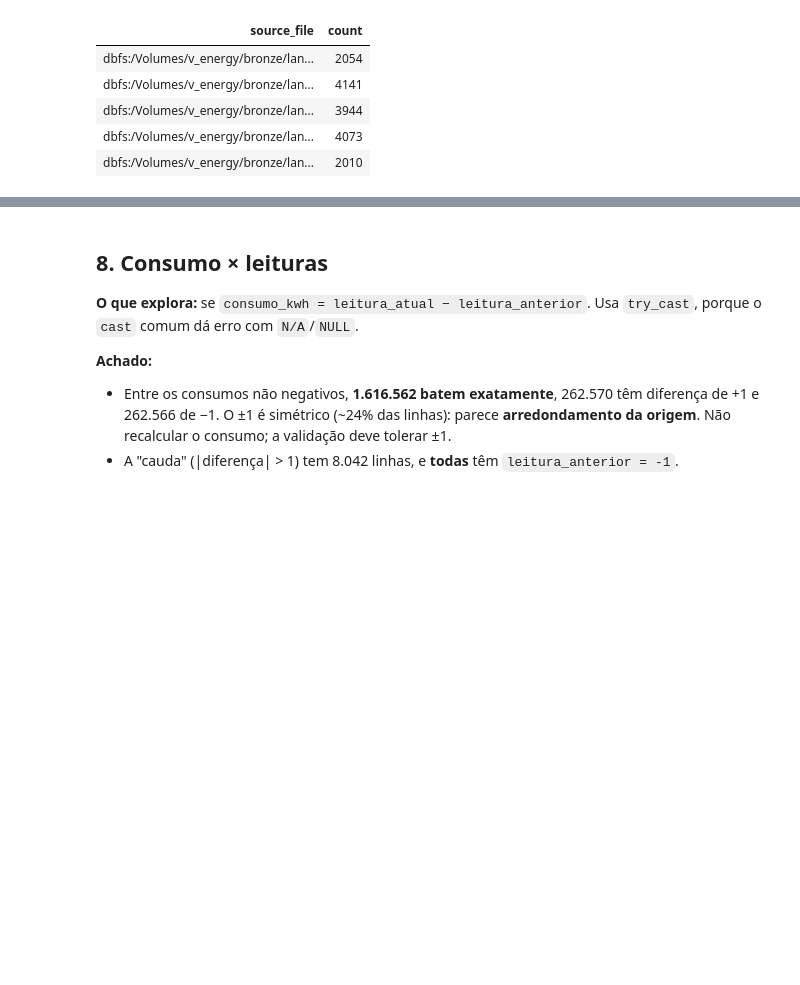
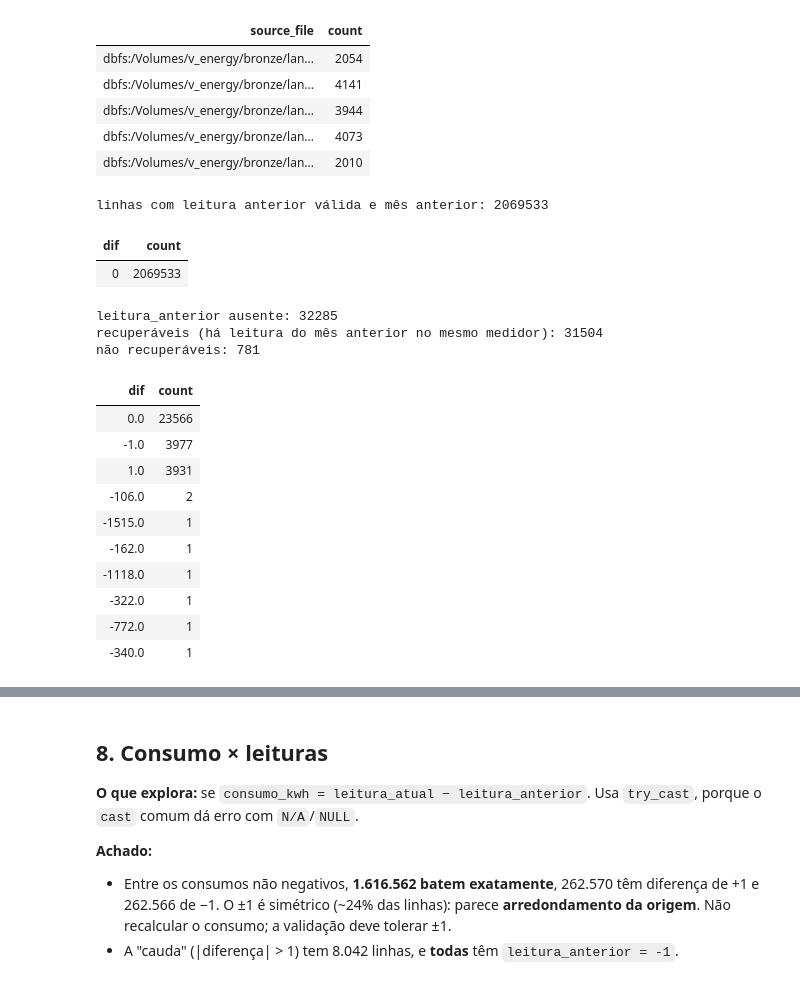
Before and after one commit to marcelaraposoo/V-Energy-Grid-360, a Jupyter notebook: data-engineering/notebooks/exploracao/exploracao_leituras.ipynb, the cells around one changed output, grey strips where cells are left out. Drawn from its saved outputs; the diff is of its cells as text; code cells hidden in the pictures; blank space fills up the shorter version.

```diff
--- a/data-engineering/notebooks/exploracao/exploracao_leituras.ipynb
+++ b/data-engineering/notebooks/exploracao/exploracao_leituras.ipynb
@@ -319,3 +321,52 @@ N/A ou NULL: 16222 | são a 1ª leitura da UC: 339
 | dbfs:/Volumes/v_energy/bronze/lan... | 3944 |
 | dbfs:/Volumes/v_energy/bronze/lan... | 4073 |
 | dbfs:/Volumes/v_energy/bronze/lan... | 2010 |
+# %%
+from pyspark.sql import Window
+
+# Mesma definição da Seção 11, repetida aqui para a célula não depender dela
+limpo_num = (limpo
+    .withColumn("consumo", F.expr("try_cast(consumo_kwh as double)"))
+    .withColumn("atual", F.expr("try_cast(leitura_atual as bigint)"))
+    .withColumn("anterior", F.expr("try_cast(leitura_anterior as bigint)")))
+
+w = Window.partitionBy("id_uc", "id_medidor").orderBy("mes_referencia")
+c = (limpo_num
+       .withColumn("atual_mes_anterior", F.lag("atual").over(w))
+       .withColumn("mes_anterior", F.lag("mes_referencia").over(w)))
+
+validas = c.filter("anterior IS NOT NULL AND anterior >= 0 AND atual_mes_anterior IS NOT NULL")
+print("linhas com leitura anterior válida e mês anterior:", validas.count())
+
+(validas.withColumn("dif", F.col("anterior") - F.col("atual_mes_anterior"))
+        .groupBy("dif").count().orderBy(F.desc("count")).limit(10).display())
+# %% [output]
+linhas com leitura anterior válida e mês anterior: 2069533
+| dif | count |
+| 0 | 2069533 |
+# %%
+aus = c.filter(F.col("leitura_anterior").isNull() | F.col("leitura_anterior").isin("N/A", "NULL", "-1"))
+rec = aus.filter("atual_mes_anterior IS NOT NULL")
+
+print("leitura_anterior ausente:", aus.count())
+print("recuperáveis (há leitura do mês anterior no mesmo medidor):", rec.count())
+print("não recuperáveis:", aus.filter("atual_mes_anterior IS NULL").count())
+
+# O consumo informado bate com atual - leitura recuperada?
+(rec.withColumn("dif", F.col("consumo") - (F.col("atual") - F.col("atual_mes_anterior")))
+    .groupBy("dif").count().orderBy(F.desc("count")).limit(10).display())
+# %% [output]
+leitura_anterior ausente: 32285
+recuperáveis (há leitura do mês anterior no mesmo medidor): 31504
+não recuperáveis: 781
+| dif | count |
+| 0.0 | 23566 |
+| -1.0 | 3977 |
+| 1.0 | 3931 |
+| -106.0 | 2 |
+| -1515.0 | 1 |
+| -162.0 | 1 |
+| -1118.0 | 1 |
+| -322.0 | 1 |
+| -772.0 | 1 |
+| -340.0 | 1 |
```
Also changed, not shown: parts of 4 cells of this notebook.
